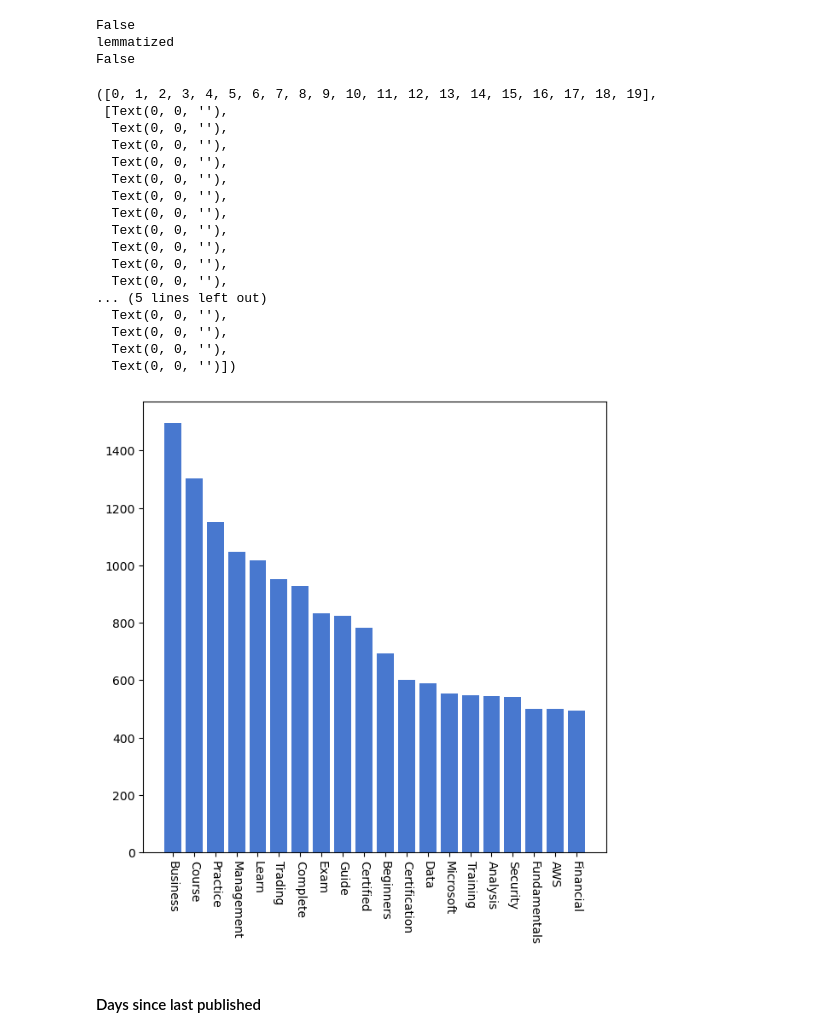
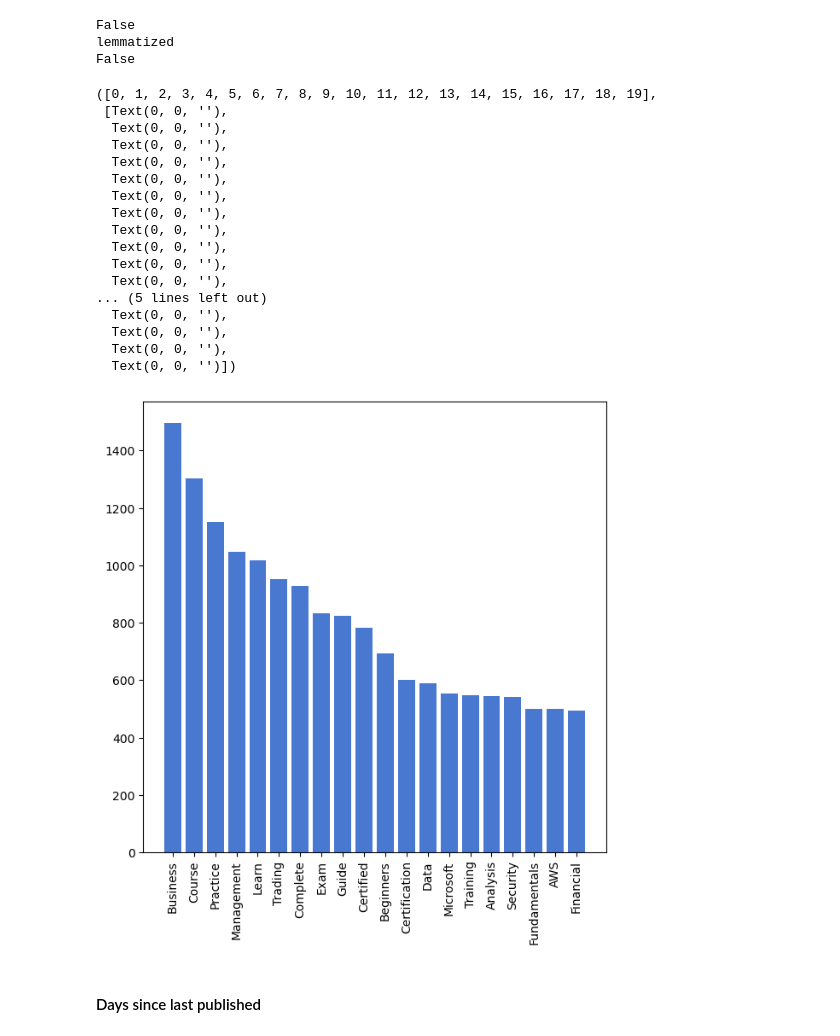
Before and after one commit to r-gg/bi-assignments, a Jupyter notebook: Assignment3/BI_Assignment3.ipynb, the cells around one changed output. Saved outputs shown, nothing was run; the diff lists cells and outputs as text; code cells hidden in the pictures.

```diff
--- a/Assignment3/BI_Assignment3.ipynb
+++ b/Assignment3/BI_Assignment3.ipynb
@@ -339,26 +339,26 @@ common_terms = [term for term in Counter(lemmatized_words).most_common(20)]
 # %%
 plt.figure(figsize=(7, 7), dpi=100)
 plt.bar(*zip(*common_terms))
-plt.xticks(rotation=-90)
+plt.xticks(rotation=90)
 # %% [output]
 ([0, 1, 2, 3, 4, 5, 6, 7, 8, 9, 10, 11, 12, 13, 14, 15, 16, 17, 18, 19],
  [Text(0, 0, ''),
   Text(0, 0, ''),
   Text(0, 0, ''),
   Text(0, 0, ''),
   Text(0, 0, ''),
   Text(0, 0, ''),
   Text(0, 0, ''),
   Text(0, 0, ''),
   Text(0, 0, ''),
   Text(0, 0, ''),
   Text(0, 0, ''),
 ... (5 lines left out)
   Text(0, 0, ''),
   Text(0, 0, ''),
   Text(0, 0, ''),
   Text(0, 0, '')])
-[figure, old version]
+[figure, new version]
 # %% [markdown]
 #### Days since last published
 # %%
```
Also changed, not shown: parts of 86 cells of this notebook.
